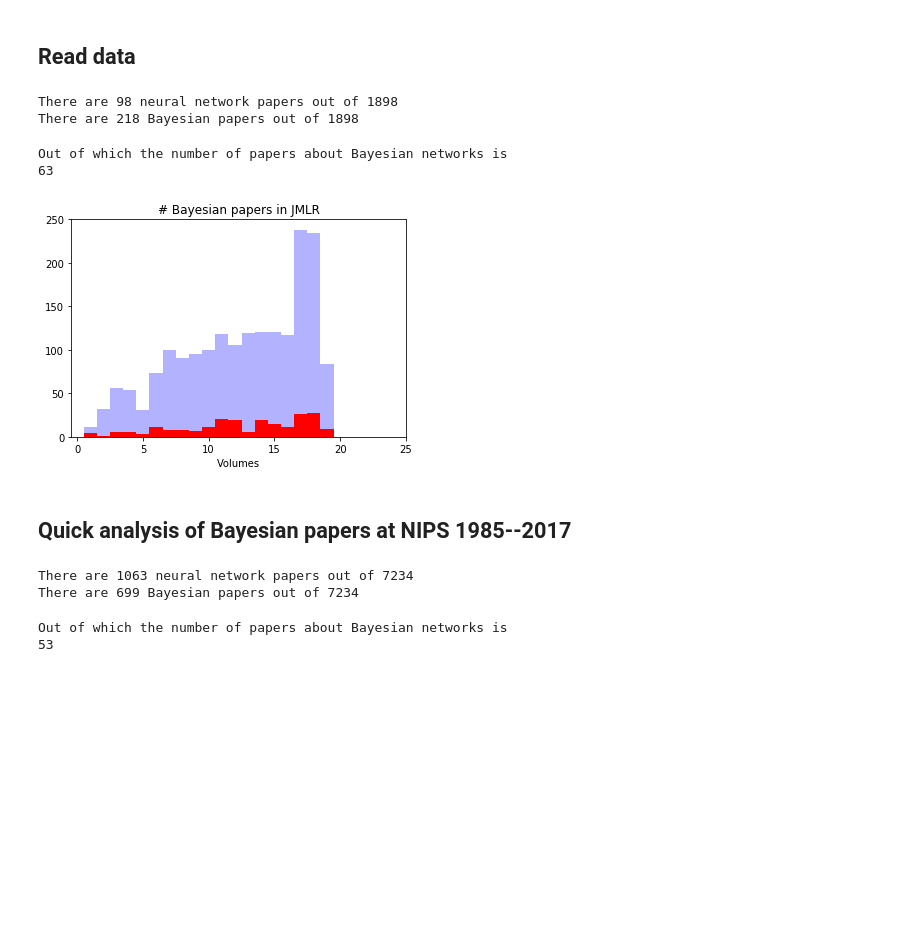
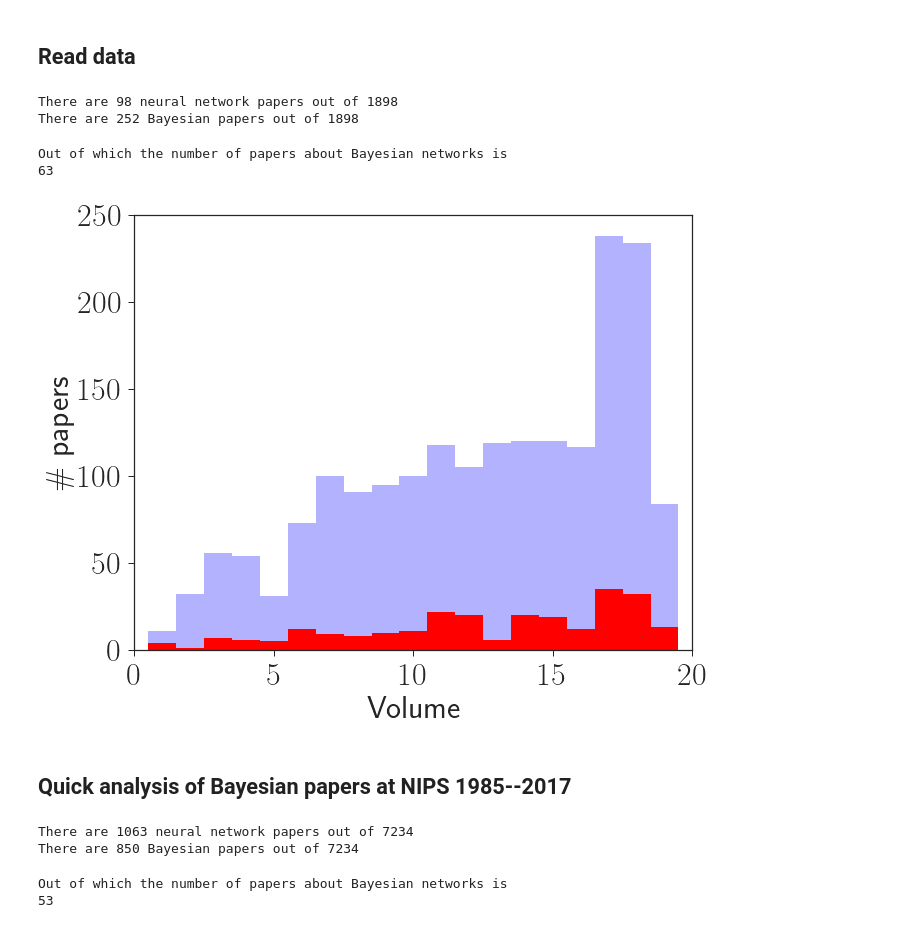
Before and after one commit to 6Ulm/bml-course, a Jupyter notebook: notebooks/01_intro_and_topic_modelling.ipynb, the cells around one changed output. Drawn from its saved outputs; the diff is of its cells as text; code cells hidden in the pictures; blank space fills up the shorter version.

```diff
--- a/notebooks/01_intro_and_topic_modelling.ipynb
+++ b/notebooks/01_intro_and_topic_modelling.ipynb
@@ -2,9 +2,11 @@
 import numpy as np
 import matplotlib.pyplot as plt
 import time
-import seaborn as sns
 import pickle as pkl
 import urllib.request # to fetch data online
 import re # regular expressions to parse html
 from sklearn.feature_extraction.text import CountVectorizer
 from sklearn.decomposition import LatentDirichletAllocation
+
+import seaborn as sns
+sns.set(style="ticks");
@@ -10,0 +19,10 @@ from sklearn.decomposition import LatentDirichletAllocation
+# %%
+# Cosmetics
+plt.ticklabel_format(style='sci', axis='x', scilimits=(0,0));
+mpl.rcParams['xtick.labelsize'] = 32
+mpl.rcParams['ytick.labelsize'] = 32
+plt.rc('axes', labelsize=32)
+plt.rc('legend', fontsize=22)
+mpl.rcParams['ps.useafm'] = True
+mpl.rcParams['pdf.use14corefonts'] = True
+mpl.rcParams['text.usetex'] = True
@@ -143,19 +163,20 @@ pkl.dump(jmlr_papers, open("jmlr.pkl","wb"))
 bayesian_jmlr_papers = []
 neural_network_jmlr_papers = []
 for paper in jmlr_papers:
-    bayesian_keywords = ["Bayesian", "variational Bayes"]
+    bayesian_keywords = ["Bayesian", "variational Bayes", "Carlo", "MCMC"]
     if any(kwd in paper["abstract"] for kwd in bayesian_keywords):
         bayesian_jmlr_papers.append(paper)
     neural_network_keywords = ["neural net", "Neural net", "deep", "Deep"]
     if any(kwd in paper["abstract"] for kwd in neural_network_keywords):
         neural_network_jmlr_papers.append(paper)
+
 number_of_jmlr_papers = len(jmlr_papers)
 number_of_Bayesian_jmlr_papers = len(bayesian_jmlr_papers)
 print("There are", str(len(neural_network_jmlr_papers))+" neural network papers out of", number_of_jmlr_papers)
 print("There are", str(number_of_Bayesian_jmlr_papers)+" Bayesian papers out of", number_of_jmlr_papers)
 # %% [output]
 There are 98 neural network papers out of 1898
-There are 218 Bayesian papers out of 1898
+There are 252 Bayesian papers out of 1898
 # %%
 # Bayesian networks may not be about Bayesian statistics
 print("Out of which the number of papers about Bayesian networks is")
@@ -164,25 +185,28 @@ print(np.sum(["Bayesian network" in paper["abstract"] for paper in bayesian_jmlr
 Out of which the number of papers about Bayesian networks is
 63
 # %%
-# plot proportion of Bayesian papers
+# plot proportion of Bayesian papers in JMLR
 volumes = [int(paper["volume"]) for paper in jmlr_papers] + [20]
 bins = np.unique(volumes) - .5
 plt.hist([int(paper["volume"]) for paper in jmlr_papers], color="blue", bins=bins, alpha=.3)
 bins = np.unique([int(paper["volume"]) for paper in jmlr_papers] + [20]) - .5
 plt.hist([int(paper["volume"]) for paper in bayesian_jmlr_papers], color="red", bins=bins)
 plt.xticks([5*i for i in range(6)])
-plt.xlabel("Volumes")
-plt.title("# Bayesian papers in JMLR")
+#plt.title("# Bayesian papers in JMLR")
+plt.xlabel("Volume")
+plt.ylabel("\# papers")
+plt.xlim([0,20])
+plt.savefig("../figures/bayesianPapersJMLR.pdf")
 plt.show()
 # %% [output]
-[figure, old version]
+[figure, new version]
 # %% [markdown]
 ## Quick analysis of Bayesian papers at NIPS 1985--2017
 # %%
 bayesian_nips_papers = []
 neural_network_nips_papers = []
 for paper in nips_papers:
-    bayesian_keywords = ["Bayesian", "variational Bayes"]
+    bayesian_keywords = ["Bayesian", "variational Bayes", "Carlo", "MCMC"]
     if any(kwd in paper["abstract"] for kwd in bayesian_keywords):
         bayesian_nips_papers.append(paper)
     neural_network_keywords = ["neural network", "Neural network", "deep", "Deep"]
@@ -193,7 +217,7 @@ print("There are", str(len(neural_network_nips_papers))+" neural network papers
 print("There are", str(number_of_Bayesian_nips_papers)+" Bayesian papers out of", number_of_papers)
 # %% [output]
 There are 1063 neural network papers out of 7234
-There are 699 Bayesian papers out of 7234
+There are 850 Bayesian papers out of 7234
 # %%
 # Bayesian networks may not be about Bayesian statistics
 print("Out of which the number of papers about Bayesian networks is")
```
Also changed, not shown: parts of 10 cells of this notebook.
